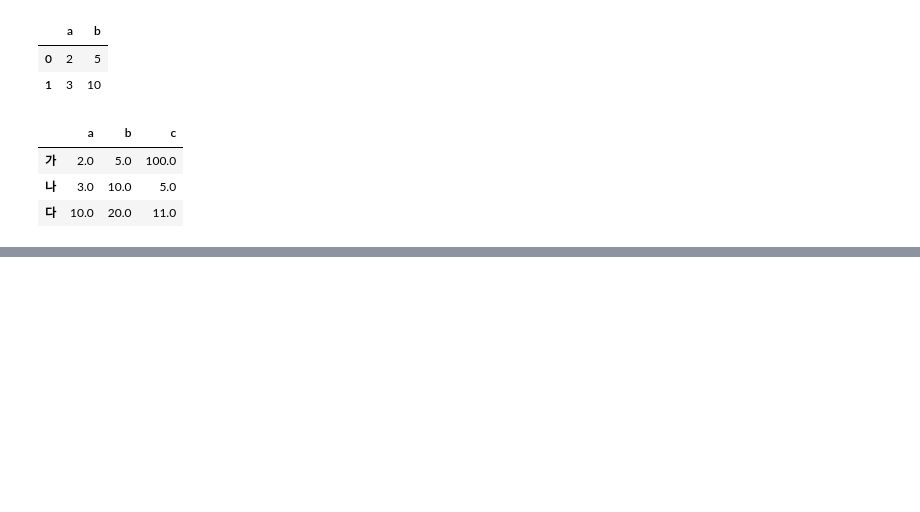
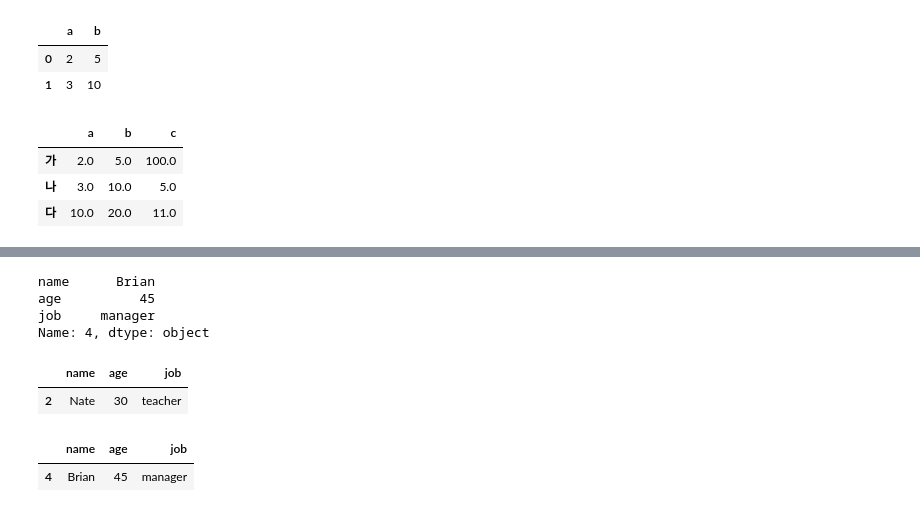
Before and after one commit to gherwt/TIL, a Jupyter notebook: kDT30/DATA ANALIYSIS/DA 정리/모르는 내용, 수업내용/DF_1.ipynb, the cells around one changed output, grey strips where cells are left out. Cells and saved outputs as stored; diff of their text form; code cells hidden in the pictures; blank space fills up the shorter version.

```diff
--- a/kDT30/DATA ANALIYSIS/DA 정리/모르는 내용, 수업내용/DF_1.ipynb
+++ b/kDT30/DATA ANALIYSIS/DA 정리/모르는 내용, 수업내용/DF_1.ipynb
@@ -148,0 +160,18 @@ df
+# %%
+# index 2번에 해당하는 row 가져오기
+df.iloc[4]
+# %% [output]
+name      Brian
+age          45
+job     manager
+Name: 4, dtype: object
+# %%
+df.iloc[[2]] # select * from friend where pk = 2, 숫자로 검색
+# %% [output]
+|  | name | age | job |
+| 2 | Nate | 30 | teacher |
+# %%
+df.iloc[[4]] # DataFrame 형태로 가져오기, 리스트로 변환해서 index를 검색한다고 보면된다.
+# %% [output]
+|  | name | age | job |
+| 4 | Brian | 45 | manager |
```
Also changed, not shown: parts of 15 cells of this notebook, 1 other file.
